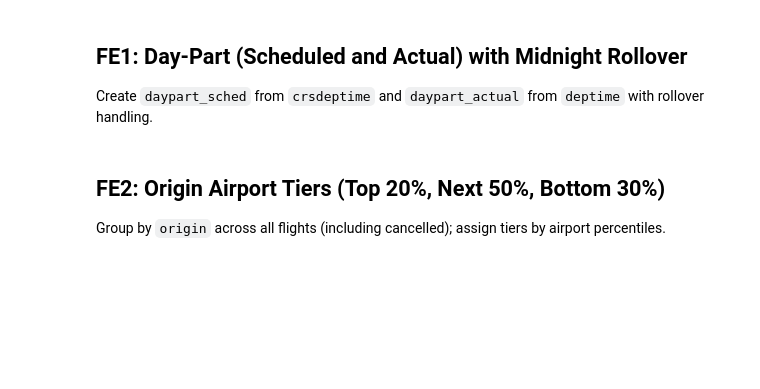
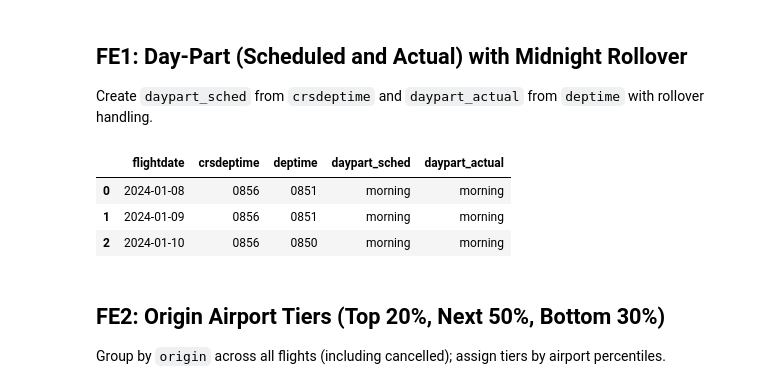
Before and after one commit to evogelpohl/fun_with_TranStats_flights, a Jupyter notebook: flights_eda_engineering.ipynb, the cells around one changed output. Cells and saved outputs as stored; diff of their text form; code cells hidden in the pictures; blank space fills up the shorter version.

```diff
--- a/flights_eda_engineering.ipynb
+++ b/flights_eda_engineering.ipynb
@@ -239,3 +206,63 @@ preview(df[['flightdate','crsdeptime','deptime','depdelay','daypart_sched','dayp
+# %%
+# FE1: Day-Part (Scheduled and Actual) with Midnight Rollover (vectorized)
+import numpy as np
+import pandas as pd
+
+DAYPART_ORDER = ['night','early_morning','morning','afternoon','late_afternoon','evening']
+DAYPART_CAT = pd.CategoricalDtype(categories=DAYPART_ORDER, ordered=True)
+
+def _extract_hour_min(series: pd.Series):
+    # Convert to string, strip, and sanitize
+    s = series.astype('string').str.strip()
+    s = s.str.split('.', n=1).str[0]  # drop fractional suffixes like '856.00'
+    s_digits = s.str.replace(r'[^0-9]', '', regex=True)
+    s_digits = s_digits.where(s_digits.str.len() > 0)
+    s4 = s_digits.str.zfill(4)
+
+    hh = pd.to_numeric(s4.str[:2], errors='coerce')
+    mm = pd.to_numeric(s4.str[2:], errors='coerce')
+
+    # Normalize edge cases: 2400 -> 00:00; clamp to valid ranges
+    is_2400 = s4 == '2400'
+    hh = hh.clip(0, 23).mask(is_2400, 0).astype('Int64')
+    mm = mm.clip(0, 59).mask(is_2400, 0).astype('Int64')
+    return hh, mm
+
+def _to_daypart(hour: pd.Series) -> pd.Series:
+    h = hour.astype('float64')
+    buckets = pd.cut(
+        h,
+        bins=[-0.1, 3, 7, 11, 15, 19, 23],
+        labels=DAYPART_ORDER,
+        include_lowest=True,
+        right=True,
+    )
+    return buckets.astype(DAYPART_CAT)
+
+def compute_dayparts_fast(df: pd.DataFrame) -> pd.DataFrame:
+    out = df.copy()
+
+    if 'crsdeptime' in out:
+        crs_h, _ = _extract_hour_min(out['crsdeptime'])
+        out['daypart_sched'] = _to_daypart(crs_h)
+    else:
+        out['daypart_sched'] = pd.Series(pd.Categorical([np.nan] * len(out), categories=DAYPART_ORDER), index=out.index)
+
+    if 'deptime' in out:
+        dep_h, _ = _extract_hour_min(out['deptime'])
+        out['daypart_actual'] = _to_daypart(dep_h)
+    else:
+        out['daypart_actual'] = pd.Series(pd.Categorical([np.nan] * len(out), categories=DAYPART_ORDER), index=out.index)
+
+    return out
+
+df = compute_dayparts_fast(df)
+preview(df[['flightdate','crsdeptime','deptime','daypart_sched','daypart_actual']].head(3))
+# %% [output]
+|  | flightdate | crsdeptime | deptime | daypart_sched | daypart_actual |
+| 0 | 2024-01-08 | 0856 | 0851 | morning | morning |
+| 1 | 2024-01-09 | 0856 | 0851 | morning | morning |
+| 2 | 2024-01-10 | 0856 | 0850 | morning | morning |
 # %% [markdown]
 ## FE2: Origin Airport Tiers (Top 20%, Next 50%, Bottom 30%)
 Group by `origin` across all flights (including cancelled); assign tiers by airport percentiles.
```
Also changed, not shown: parts of 16 cells of this notebook, 2 other files.
